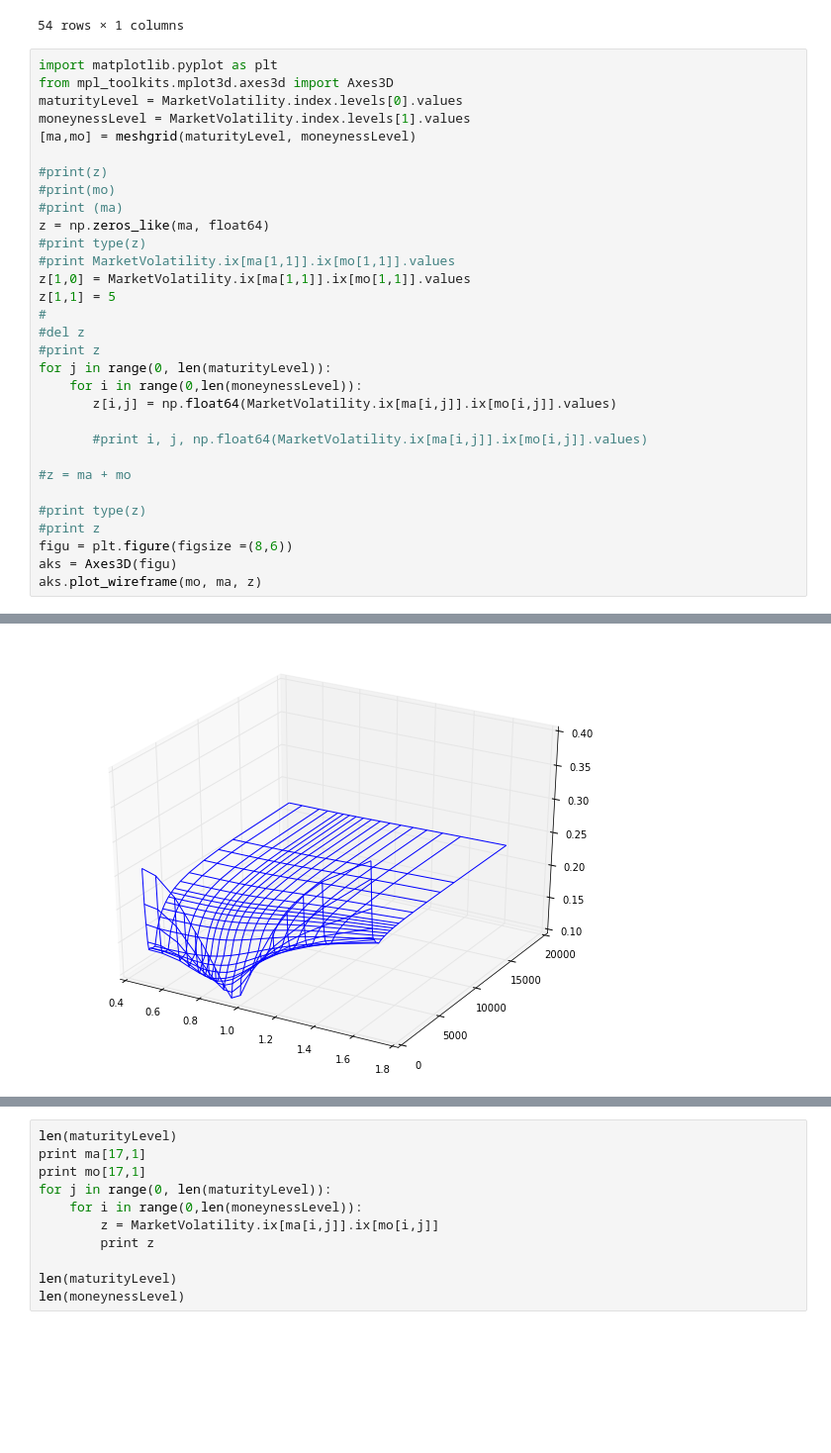
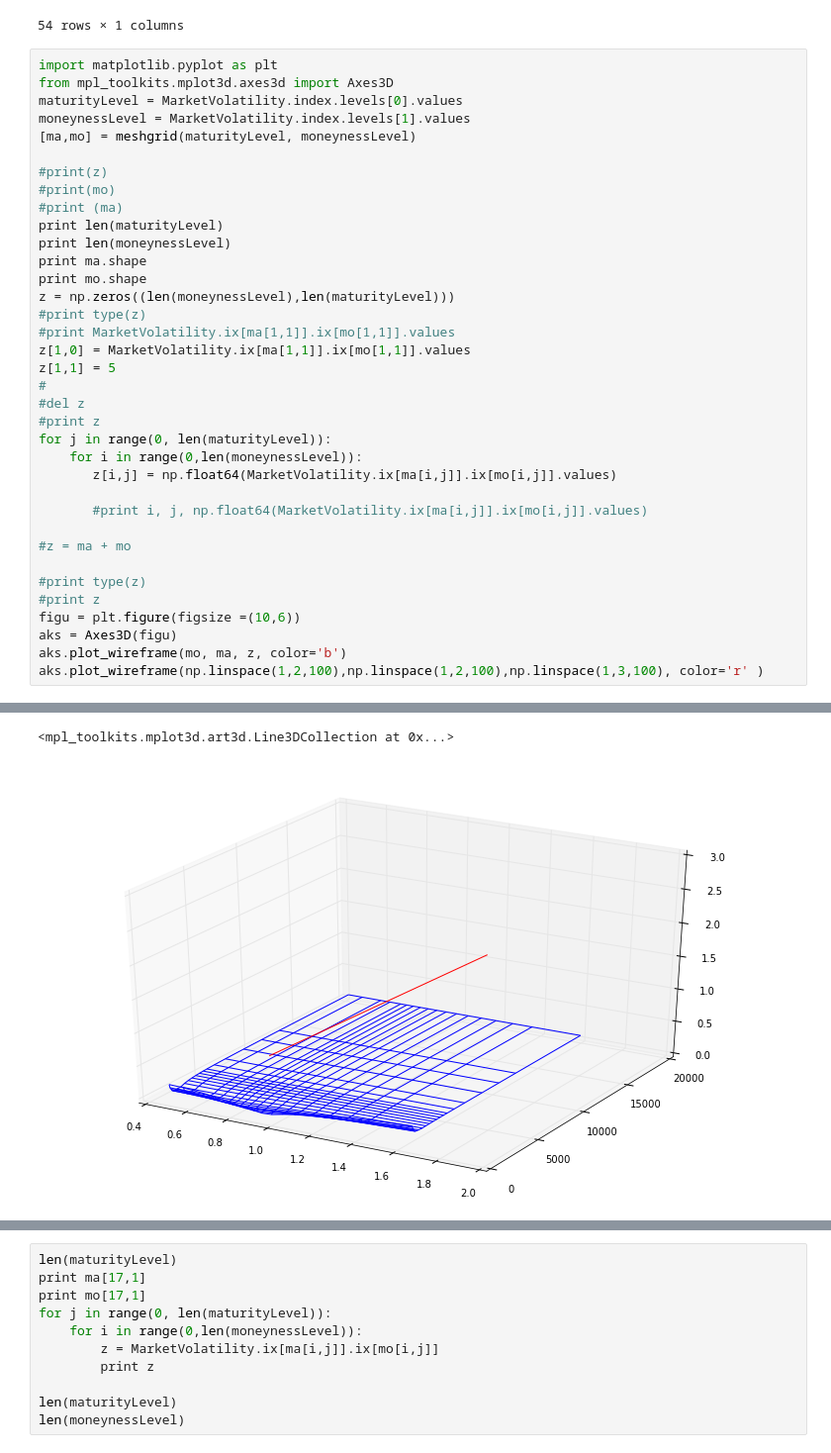
Before and after one commit to ZaighumRajput/IPython, a Jupyter notebook: Finance/comparingVolatilitySurfaces.ipynb, the cells around one changed output, grey strips where cells are left out. Shown: that part at 99% size. Drawn from its saved outputs; the diff is of its cells as text; blank space fills up the shorter version.

```diff
--- a/Finance/comparingVolatilitySurfaces.ipynb
+++ b/Finance/comparingVolatilitySurfaces.ipynb
@@ -207,7 +207,11 @@ moneynessLevel = MarketVolatility.index.levels[1].values
 #print(z)
 #print(mo)
 #print (ma)
-z = np.zeros_like(ma, float64)
+print len(maturityLevel)
+print len(moneynessLevel)
+print ma.shape
+print mo.shape
+z = np.zeros((len(moneynessLevel),len(maturityLevel)))
 #print type(z)
 #print MarketVolatility.ix[ma[1,1]].ix[mo[1,1]].values
 z[1,0] = MarketVolatility.ix[ma[1,1]].ix[mo[1,1]].values
@@ -225,7 +229,8 @@ for j in range(0, len(maturityLevel)):
 
 #print type(z)
 #print z
-figu = plt.figure(figsize =(8,6))
+figu = plt.figure(figsize =(10,6))
 aks = Axes3D(figu)
-aks.plot_wireframe(mo, ma, z)
+aks.plot_wireframe(mo, ma, z, color='b')
+aks.plot_wireframe(np.linspace(1,2,100),np.linspace(1,2,100),np.linspace(1,3,100), color='r' )
 # %% [output]
@@ -233 +241,2 @@ aks.plot_wireframe(mo, ma, z)
+<mpl_toolkits.mplot3d.art3d.Line3DCollection at 0x...>
-[figure, old version]
+[figure, new version]
```
Also changed, not shown: parts of 5 cells of this notebook.
